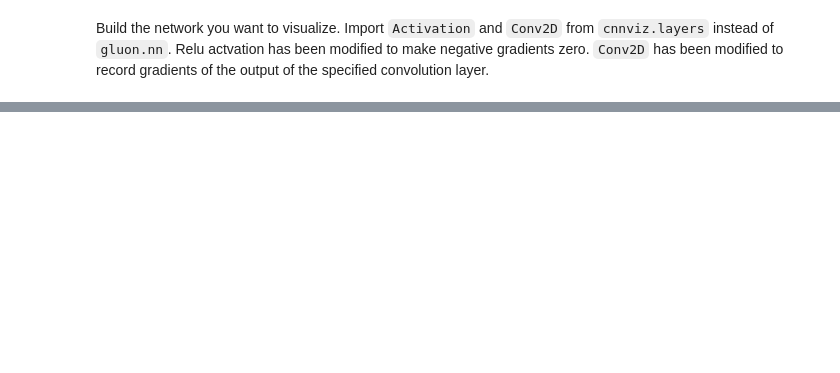
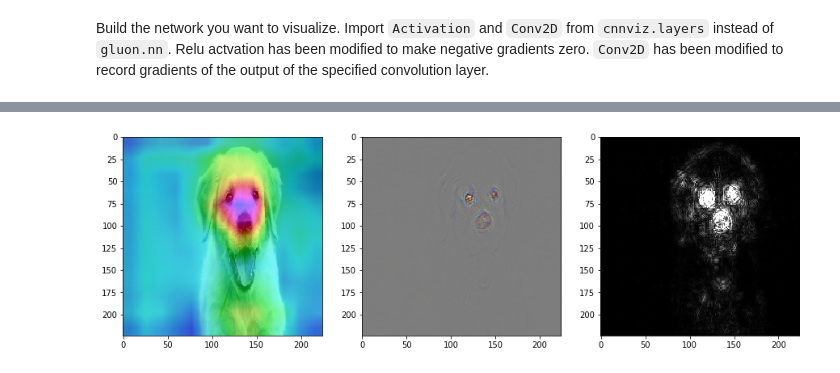
Before and after one commit to Ishitori/mxnet_tutorials, a Jupyter notebook: visualize_cnn/Minimal.ipynb, the cells around one changed output, grey strips where cells are left out. Cells and saved outputs as stored; diff of their text form; code cells hidden in the pictures; blank space fills up the shorter version.

```diff
--- a/visualize_cnn/Minimal.ipynb
+++ b/visualize_cnn/Minimal.ipynb
@@ -84,0 +107,4 @@ Read the image you want to use for visualization, pre-process it as required by
+# %%
+show_images(visualize(alexnet, "img/dog2.jpg", last_conv_layer_name))
+# %% [output]
+[figure, added]
```
Also changed, not shown: parts of 18 cells of this notebook.
